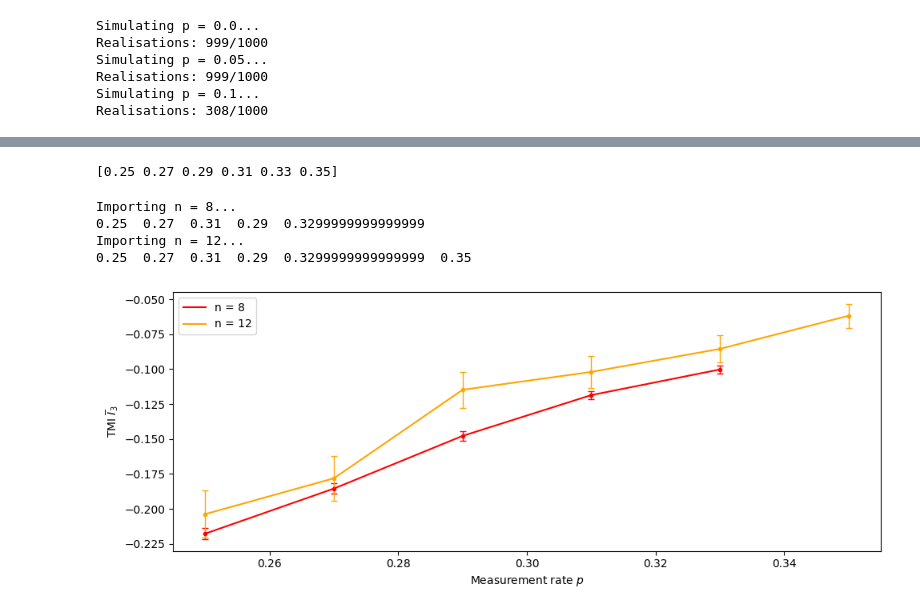
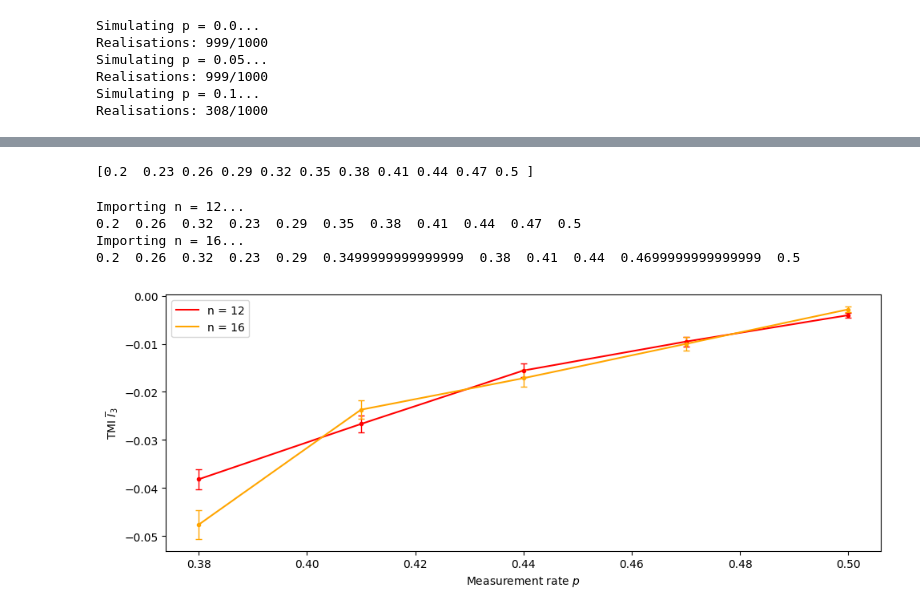
Before and after one commit to amarce4/mipt, a Jupyter notebook: python/mipt.ipynb, the cells around one changed output, grey strips where cells are left out. Cells and saved outputs as stored; diff of their text form; code cells hidden in the pictures.

```diff
--- a/python/mipt.ipynb
+++ b/python/mipt.ipynb
@@ -176,30 +125,30 @@ fig.tight_layout()
 # %%
 import numpy as np
-print(np.linspace(0.25, 0.35, 6))
+print(np.linspace(0.2, 0.5, 11))
 # d = 4
 # print(list(range(0, 2*d+1, d)))
 # %% [output]
-[0.25 0.27 0.29 0.31 0.33 0.35]
+[0.2  0.23 0.26 0.29 0.32 0.35 0.38 0.41 0.44 0.47 0.5 ]
 # %%
 import pandas as pd
 import numpy as np
 from matplotlib import pyplot as plt
 
-reals = [5000, 200]
-ns = [8, 12]
+reals = [2000, 1000]
+ns = [12, 16]
 ps_arr, mean_arr, std_arr = [], [], []
-df1 = pd.read_csv(f'python_tmi_fermion_n_8.csv')
-df2 = pd.read_csv(f'python_tmi_fermion_n_12.csv')
-# df3 = pd.read_csv(f'csv/rho_tmi_fermion_n_16_real_5000_0.0_0.5.csv')
+# df1 = pd.read_csv(f'tmi_fermion_n_8_real_50k_0.24_0.34.csv')
+df2 = pd.read_csv(f'tmi_fermion_n_12_real_2k_0.2_0.5.csv')
+df3 = pd.read_csv(f'tmi_fermion_n_16_real_1k_0.2_0.5.csv')
 for i in range(len(ns)):
     n = ns[i]
     print(f"Importing n = {n}...")
-    if n == 8:
-        df = df1
+    # if n == 8:
+    #     df = df1
     if n == 12:
         df = df2
-    # if n == 16:
-    #     df = df3
+    if n == 16:
+        df = df3
 
     data_array = df.to_numpy().transpose()
 
@@ -207,9 +156,6 @@ for i in range(len(ns)):
     tmi_vals: list
     ps = data_array[0]
     tmi_vals = data_array[1]
-    # if n == 16:
-    #     ps = data_array[0]
-    #     tmi_vals = data_array[1]
 
     ps_unique = list(set(ps))
     means = []
@@ -223,36 +169,36 @@ for i in range(len(ns)):
     sorted_args = sorted(zip(ps_unique, means, stderrs))
     ps_unique, means, stderrs = zip(*sorted_args)
     ps_arr.append(ps_unique)
     mean_arr.append(means)
     std_arr.append(stderrs)
 
 
 colors = ["red", "orange", "green", "blue"]
 
-START_INDEX = 0
-END_INDEX = 11
+START_INDEX = 6
+END_INDEX = 21
 
 fig, ax1 = plt.subplots(1, 1, figsize=(10, 4))
 for i in range(len(ns)):
     # if ns[i] == 16:
     ax1.errorbar(ps_arr[i][START_INDEX:END_INDEX], mean_arr[i][START_INDEX:END_INDEX], yerr=std_arr[i][START_INDEX:END_INDEX], fmt='.', color=colors[i], ecolor=colors[i], capsize=3, elinewidth=1)
     ax1.plot(ps_arr[i][START_INDEX:END_INDEX], mean_arr[i][START_INDEX:END_INDEX], color=colors[i], label=f"n = {ns[i]}")
     # else:
     # ax1.errorbar(ps_arr[i], mean_arr[i], yerr=std_arr[i], fmt='.', color=colors[i], ecolor=colors[i], capsize=3, elinewidth=1)
     # ax1.plot(ps_arr[i], mean_arr[i], color=colors[i], label=f"n = {ns[i]}")
 
 ax1.set_xlabel('Measurement rate $p$')
 ax1.set_ylabel(r'TMI $\overline{I}_3$')
 
 # props = dict(boxstyle='square', facecolor='white', alpha=0.5)
 # ax1.text(0.75, 0.95, f"Realisations = {realisations}", transform=ax1.transAxes, fontsize=10,
 #         verticalalignment='top', bbox=props)
 
 ax1.legend()
 fig.tight_layout()
 # %% [output]
-Importing n = 8...
-0.25  0.27  0.31  0.29  0.3299999999999999
 Importing n = 12...
-0.25  0.27  0.31  0.29  0.3299999999999999  0.35
+0.2  0.26  0.32  0.23  0.29  0.35  0.38  0.41  0.44  0.47  0.5
+Importing n = 16...
+0.2  0.26  0.32  0.23  0.29  0.3499999999999999  0.38  0.41  0.44  0.4699999999999999  0.5
-[figure, old version]
+[figure, new version]
```
Also changed, not shown: parts of 1 cell of this notebook, 8 other files.
